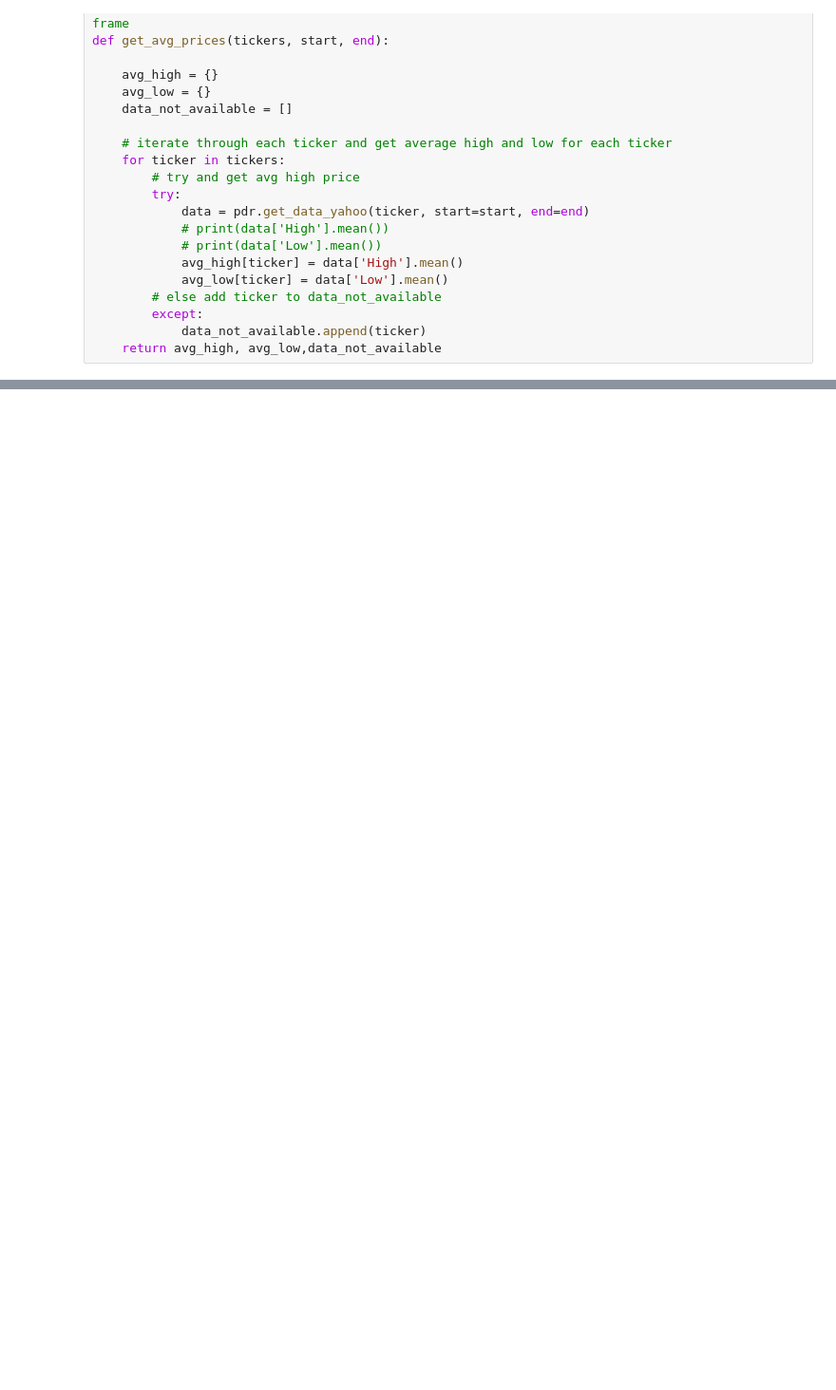
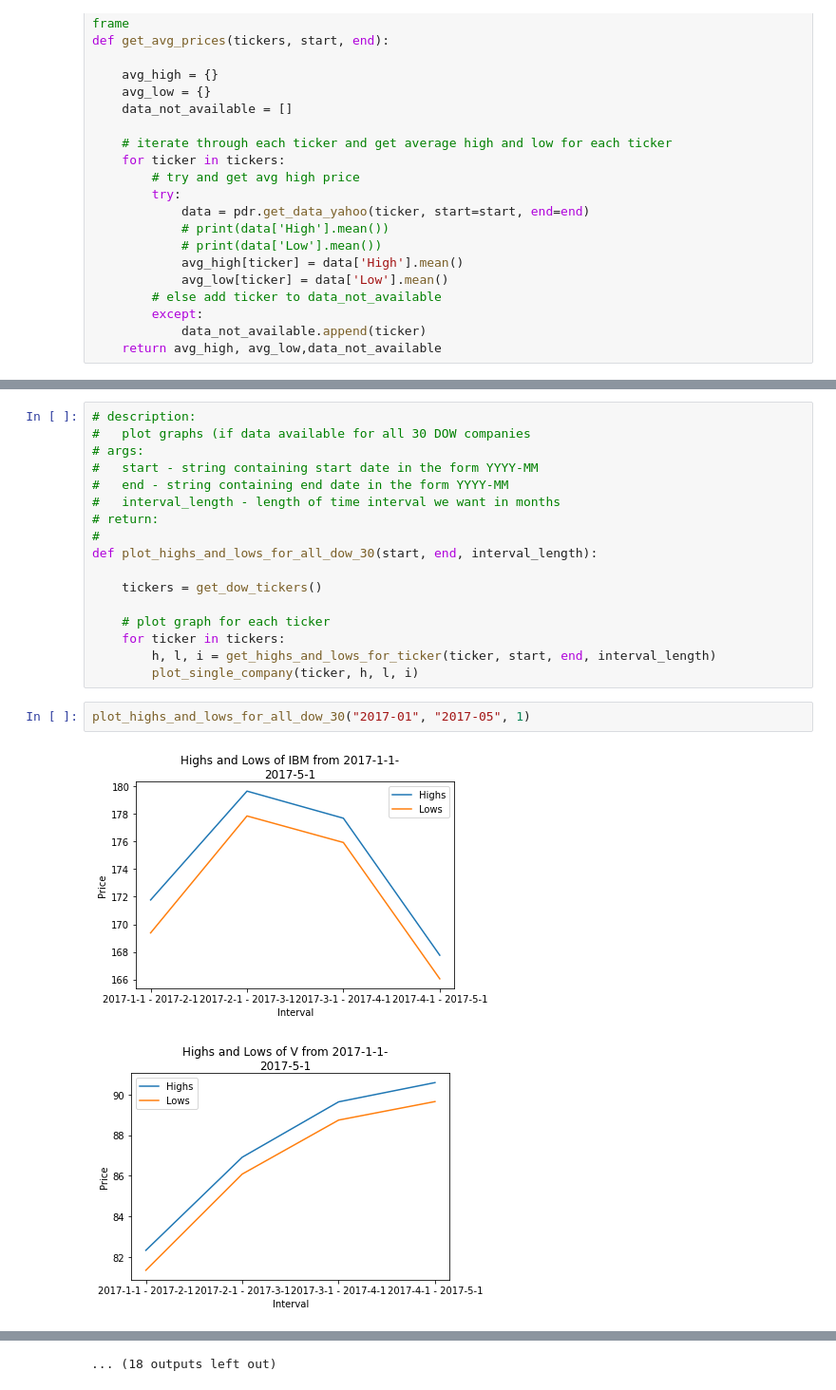
Before and after one commit to rohanjsuresh/a_stock_story, a Jupyter notebook: stocks.ipynb, the cells around one changed output, grey strips where cells are left out. Shown at 95% size. Saved outputs shown, nothing was run; the diff lists cells and outputs as text; blank space fills up the shorter version.

```diff
--- a/stocks.ipynb
+++ b/stocks.ipynb
@@ -63,0 +179,22 @@ def get_avg_prices(tickers, start, end):
+# %%
+# description:
+#   plot graphs (if data available for all 30 DOW companies
+# args:
+#   start - string containing start date in the form YYYY-MM
+#   end - string containing end date in the form YYYY-MM
+#   interval_length - length of time interval we want in months
+# return:
+#
+def plot_highs_and_lows_for_all_dow_30(start, end, interval_length):
+
+    tickers = get_dow_tickers()
+
+    # plot graph for each ticker
+    for ticker in tickers:
+        h, l, i = get_highs_and_lows_for_ticker(ticker, start, end, interval_length)
+        plot_single_company(ticker, h, l, i)
+# %%
+plot_highs_and_lows_for_all_dow_30("2017-01", "2017-05", 1)
+# %% [output]
+[figure, added]
+[figure, added]
@@ -63,0 +211 @@ def get_avg_prices(tickers, start, end):
+... (18 outputs left out)
```
Also changed, not shown: parts of 4 cells of this notebook, 2 other files.
